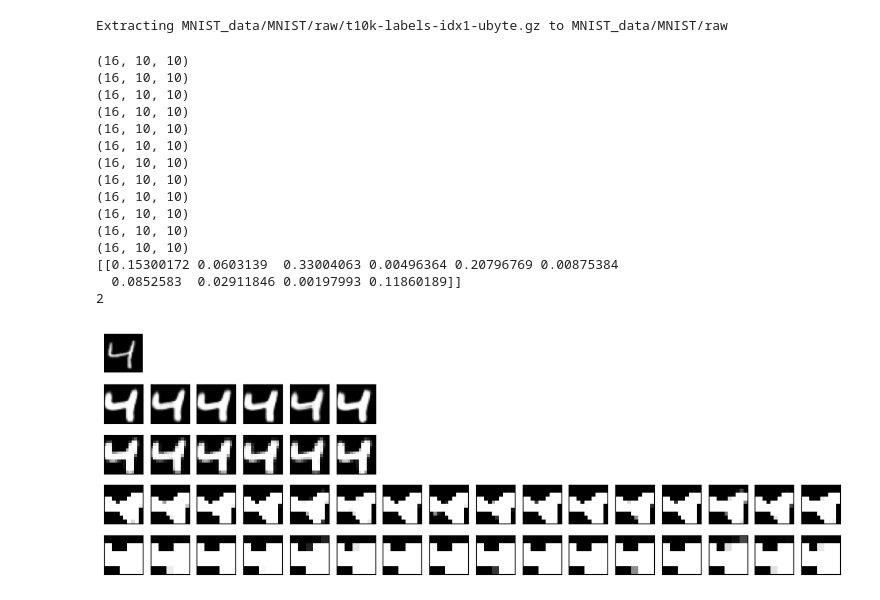
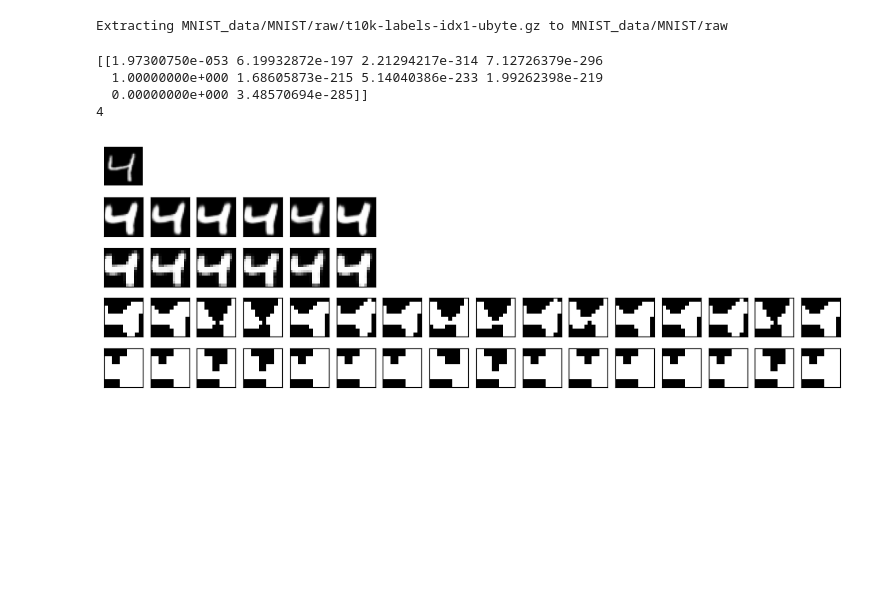
Before and after one commit to VictorFranco/python-lenet-from-scratch, a Jupyter notebook: LeNet5.ipynb, the cells around one changed output. Saved outputs shown, nothing was run; the diff lists cells and outputs as text; code cells hidden in the pictures; blank space fills up the shorter version.

Commit message:
feat: calculate kernel gradient

```diff
--- a/LeNet5.ipynb
+++ b/LeNet5.ipynb
@@ -101,6 +101,16 @@ def unpooling(window_size, stride, i_input, delta):
         max = np.unravel_index(i_input[i,j*2:2+j*2,k*2:2+k*2].argmax(), (window_size, window_size))
         maps[i,j*2+max[0],k*2+max[1]] = delta[i][j][k]
   return maps
+def kernel_gradient(kernel_size, i_input, unpool):
+  d_k = np.zeros((unpool.shape[0], i_input.shape[0], kernel_size, kernel_size))
+  for i in range(unpool.shape[0]):
+    for j in range(i_input.shape[0]):
+      for k in range(int(unpool.shape[1])):
+        for l in range(int(unpool.shape[1])):
+          img = i_input[j,k:k+kernel_size,l:l+kernel_size]
+          if unpool[i,k,l] != 0:
+            d_k[i][j] += img * unpool[i,k,l]
+  return d_k
 def softmax(matrix):
   return np.exp(matrix) / np.exp(matrix).sum()
 # %%
@@ -150,6 +160,8 @@ class LeNet5():
       d_b2 = np.zeros_like(self.architecture[9].biases)
       d_w3 = np.zeros_like(self.architecture[7].weights)
       d_b3 = np.zeros_like(self.architecture[7].biases)
+      d_k1 = np.zeros_like(self.architecture[3].kernels)
+      d_b4 = np.zeros_like(self.architecture[3].biases)
       for [img, label] in trainset:
         # forward
         c1 = self.architecture[0].forward(img)
@@ -183,13 +195,16 @@ class LeNet5():
         # convolutional
         delta = delta @ self.architecture[7].weights.T
         unpool = unpooling(2, 2, c2, delta)
-        print(unpool.shape)
+        d_k1 += kernel_gradient(5, z1, unpool)
+        d_b4 = np.reshape(delta, (16,25)).sum(axis=1)
       self.architecture[11].weights += lr / len(trainset) * d_w1
       self.architecture[11].biases += lr / len(trainset) * d_b1
       self.architecture[9].weights += lr / len(trainset) * d_w2
       self.architecture[9].biases += lr / len(trainset) * d_b2
       self.architecture[7].weights += lr / len(trainset) * d_w3
       self.architecture[7].biases += lr / len(trainset) * d_b3
+      self.architecture[3].kernels += lr / len(trainset) * d_k1
+      self.architecture[3].biases += lr / len(trainset) * d_b4
 # %%
 def dataset2numpy(dataset):
   result = []
@@ -202,42 +217,31 @@ trainset, testset = dataset2numpy(trainset), dataset2numpy(testset)
 # %%
 # hyperparameters
 np.random.seed(30)
-lr = 0.1
-epochs = 1
+lr = 10
+epochs = 100
 
 lenet = LeNet5(trainset,testset)
 lenet.train(lr, epochs)
 
 img = trainset[2][0]
 outputs = lenet.forwardpass(img)
 print(outputs)
 print(np.argmax(outputs))
 
 fig, ax = plt.subplots(nrows=5, ncols=16, figsize=(12, 4))
 for i in range(16):
   for j in range(5):
     ax[j][i].axis("off")
 ax[0][0].imshow(img,cmap='gray')
 for j in range(4):
   for i in range(len(lenet.conv_imgs[j])):
     ax[j+1][i].axis("on")
     ax[j+1][i].set_xticks([])
     ax[j+1][i].set_yticks([])
     ax[j+1][i].imshow(lenet.conv_imgs[j][i],cmap='gray')
 # %% [output]
-(16, 10, 10)
-(16, 10, 10)
-(16, 10, 10)
-(16, 10, 10)
-(16, 10, 10)
-(16, 10, 10)
-(16, 10, 10)
-(16, 10, 10)
-(16, 10, 10)
-(16, 10, 10)
-(16, 10, 10)
-(16, 10, 10)
-[[0.15300172 0.0603139  0.33004063 0.00496364 0.20796769 0.00875384
-  0.0852583  0.02911846 0.00197993 0.11860189]]
-2
+[[1.97300750e-053 6.19932872e-197 2.21294217e-314 7.12726379e-296
+  1.00000000e+000 1.68605873e-215 5.14040386e-233 1.99262398e-219
+  0.00000000e+000 3.48570694e-285]]
+4
-[figure, old version]
+[figure, new version]
```
